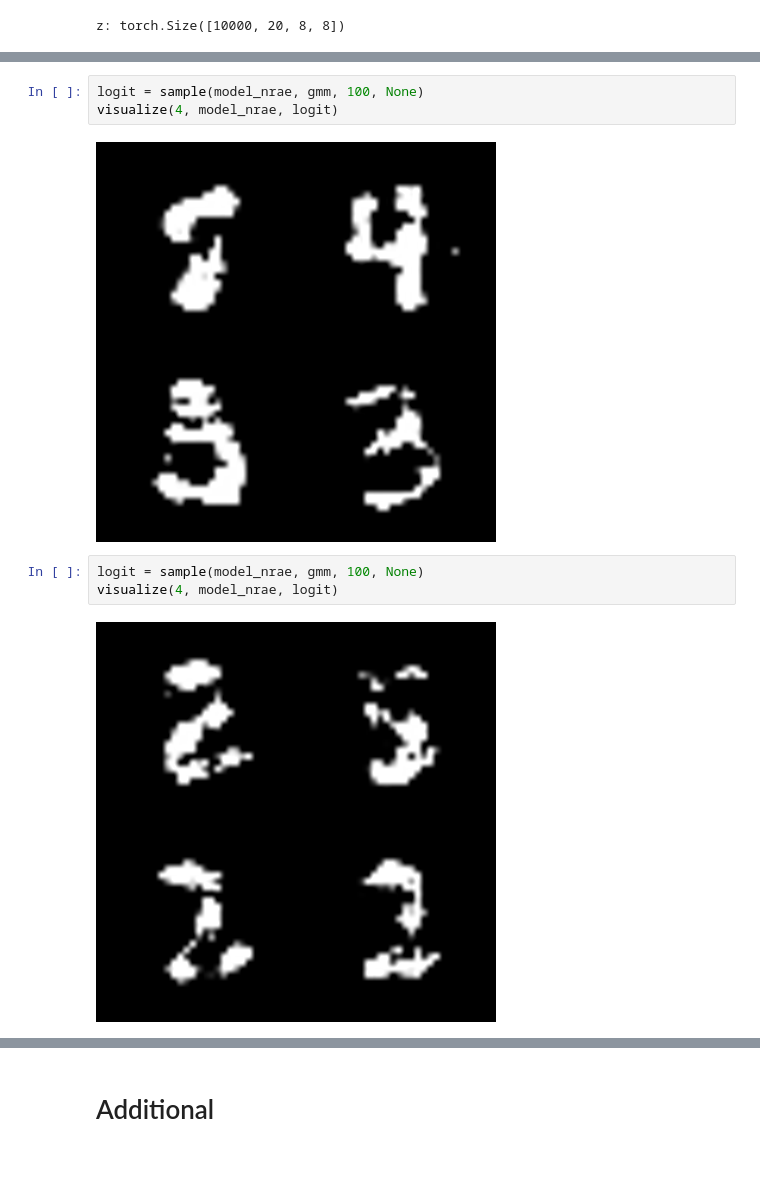
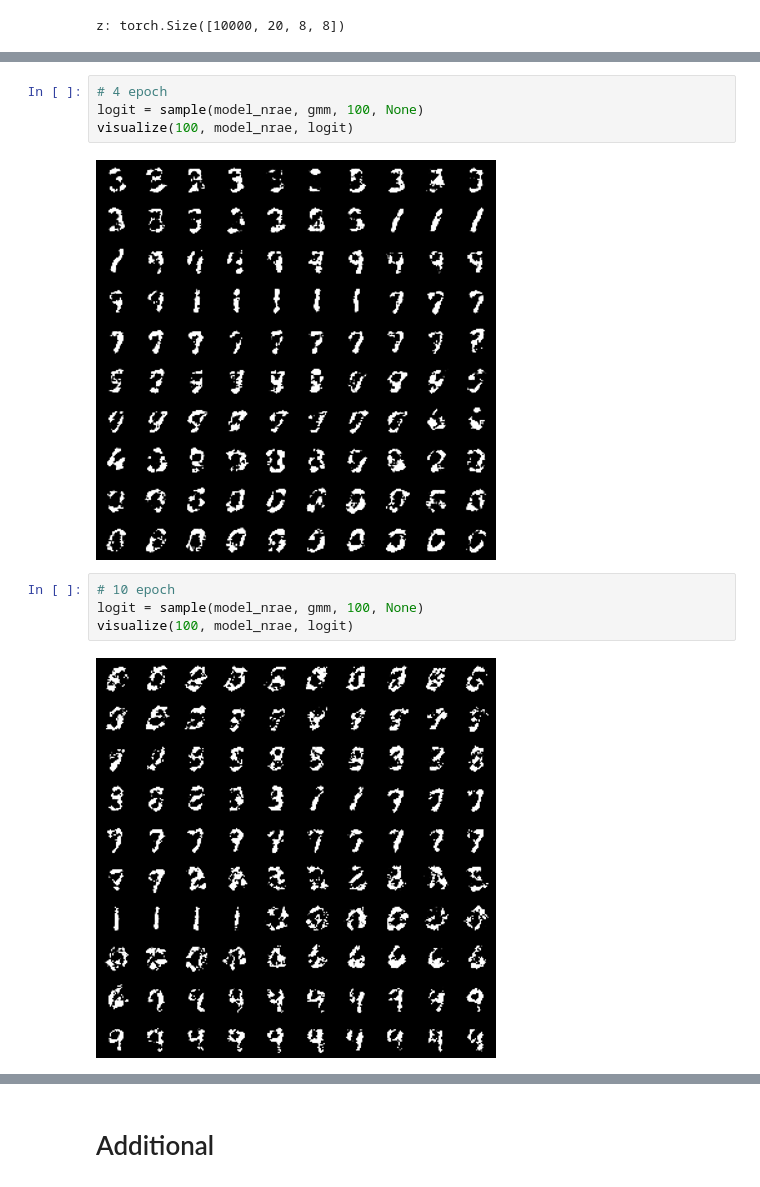
Before and after one commit to yesiltepe-hidir/NVAE, a Jupyter notebook: NRAE_XPDE.ipynb, the cells around one changed output, grey strips where cells are left out. Saved outputs shown, nothing was run; the diff lists cells and outputs as text.

```diff
--- a/NRAE_XPDE.ipynb
+++ b/NRAE_XPDE.ipynb
@@ -455,10 +458,12 @@ l2(samples, z0_nrae).item()
 # %%
+# 4 epoch
 logit = sample(model_nrae, gmm, 100, None)
-visualize(4, model_nrae, logit)
+visualize(100, model_nrae, logit)
 # %% [output]
-[figure, old version]
+[figure, new version]
 # %%
+# 10 epoch
 logit = sample(model_nrae, gmm, 100, None)
-visualize(4, model_nrae, logit)
+visualize(100, model_nrae, logit)
 # %% [output]
-[figure, old version]
+[figure, new version]
```
Also changed, not shown: parts of 10 cells of this notebook.
